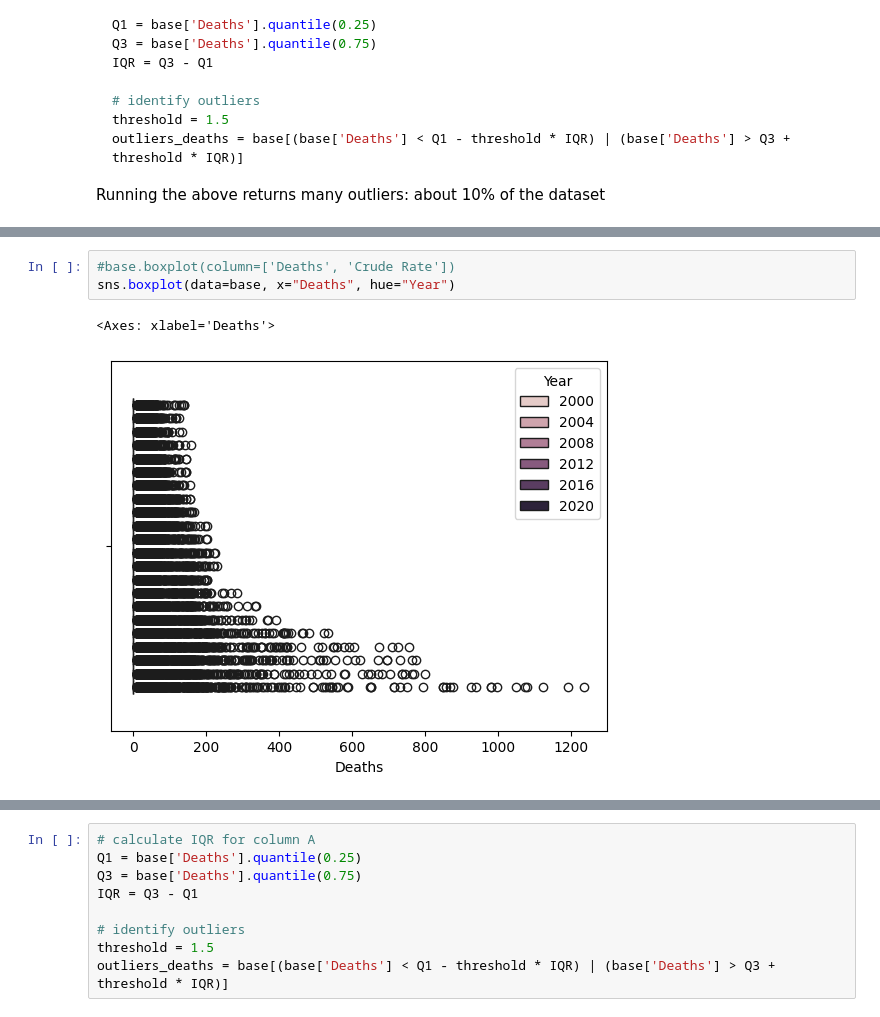
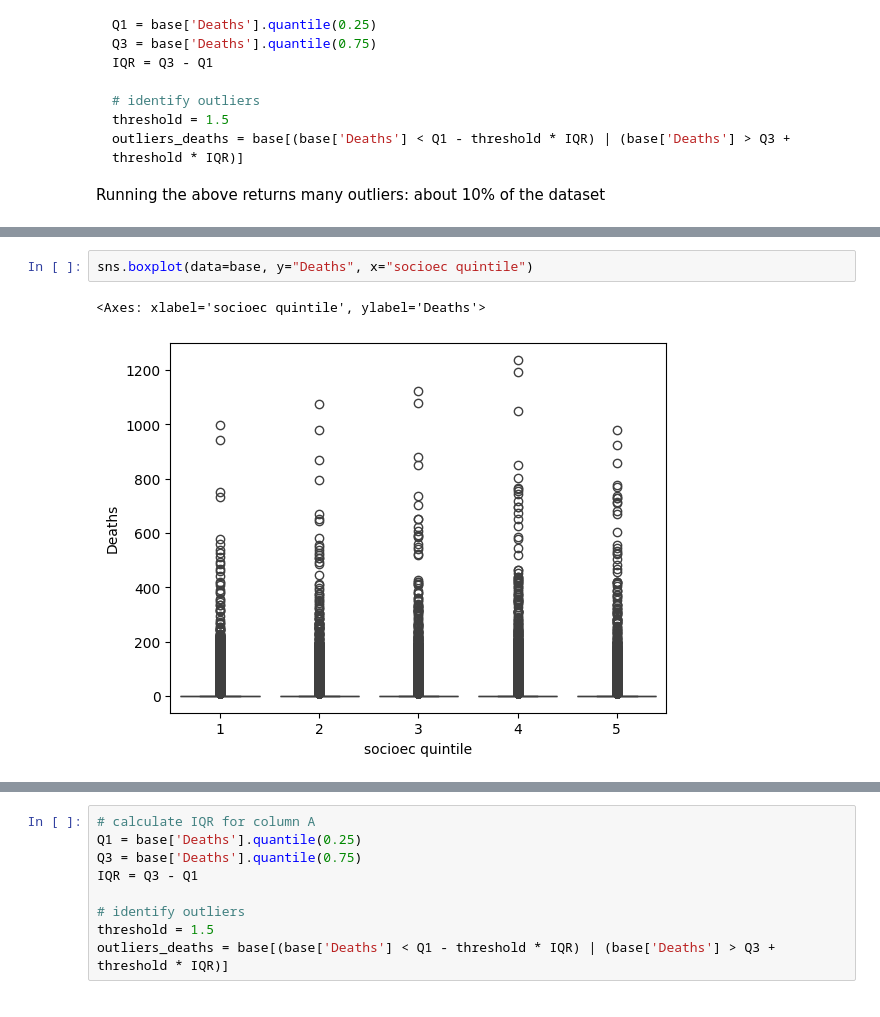
Before and after one commit to jmsarabia/fentanyl_eda, a Jupyter notebook: EDA.ipynb, the cells around one changed output, grey strips where cells are left out. Cells and saved outputs as stored; diff of their text form.

```diff
--- a/EDA.ipynb
+++ b/EDA.ipynb
@@ -106,7 +118,6 @@ Running the above returns many outliers: about 10% of the dataset
 # %%
-#base.boxplot(column=['Deaths', 'Crude Rate'])
-sns.boxplot(data=base, x="Deaths", hue="Year")
+sns.boxplot(data=base, y="Deaths", x="socioec quintile")
 # %% [output]
-<Axes: xlabel='Deaths'>
+<Axes: xlabel='socioec quintile', ylabel='Deaths'>
-[figure, old version]
+[figure, new version]
 # %%
```
Also changed, not shown: parts of 7 cells of this notebook.
